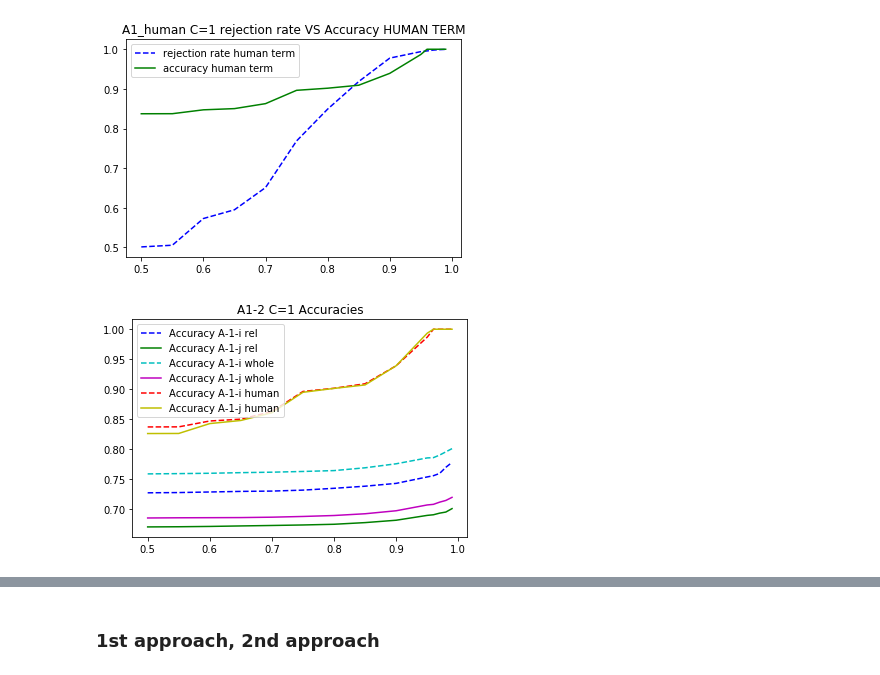
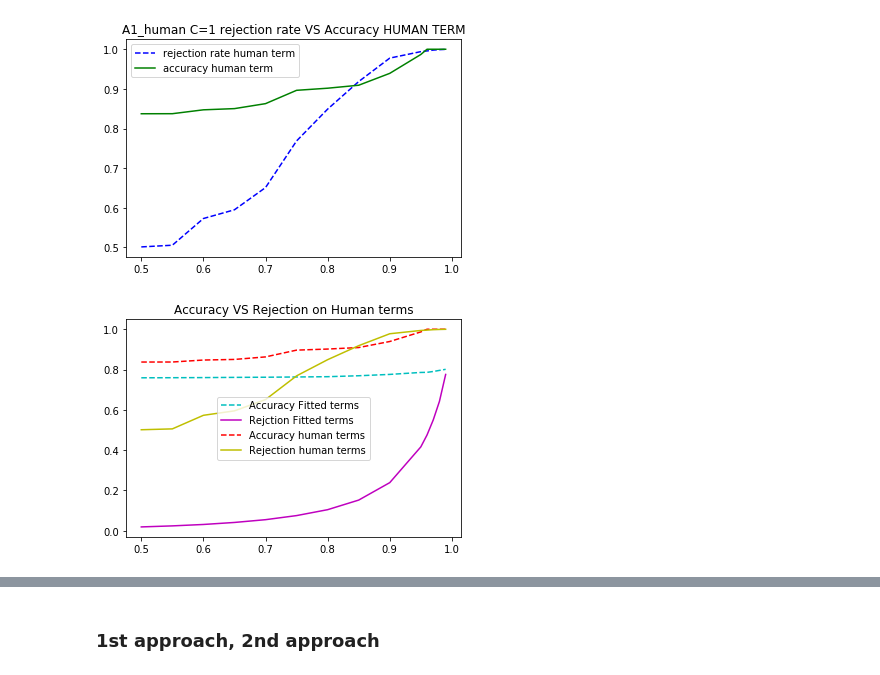
Before and after one commit to annekehdyt/text-transparency, a Jupyter notebook: [A] Graphs.ipynb, the cells around one changed output, grey strips where cells are left out. Cells and saved outputs as stored; diff of their text form; code cells hidden in the pictures.

```diff
--- a/[A] Graphs.ipynb
+++ b/[A] Graphs.ipynb
@@ -75,18 +75,18 @@ plt.show()
 # %% [output]
 [figure]
 # %%
-plt.title('A1-2 C=1 Accuracies')
+plt.title('Accuracy VS Rejection on Human terms')
 
-plt.plot(rel_data[:,0], rel_data[:,3], 'b--', label='Accuracy A-1-i rel')
-plt.plot(rel_data[:,0],rel_data[:,4], 'g', label='Accuracy A-1-j rel')
-plt.plot(whole_data[:,0], whole_data[:,3], 'c--', label='Accuracy A-1-i whole')
-plt.plot(whole_data[:,0],whole_data[:,4], 'm', label='Accuracy A-1-j whole')
-plt.plot(A1_human[:,0], A1_human[:,3], 'r--', label='Accuracy A-1-i human')
-plt.plot(A1_human[:,0],A1_human[:,4], 'y', label='Accuracy A-1-j human')
+# plt.plot(rel_data[:,0], rel_data[:,3], 'b--', label='Accuracy A-1-i rel')
+# plt.plot(rel_data[:,0],rel_data[:,2], 'g', label='Rejection A-1-i rel')
+plt.plot(whole_data[:,0], whole_data[:,3], 'c--', label='Accuracy Fitted terms')
+plt.plot(whole_data[:,0],whole_data[:,2], 'm', label='Rejction Fitted terms')
+plt.plot(A1_human[:,0], A1_human[:,3], 'r--', label='Accuracy human terms')
+plt.plot(A1_human[:,0],A1_human[:,2], 'y', label='Rejection human terms')
 plt.legend()
 plt.show()
 # %% [output]
-[figure, old version]
+[figure, new version]
 # %%
 plt.title('A1 C=1 Accuracies VS rejection rate')
 
```
Also changed, not shown: parts of 4 cells of this notebook.
